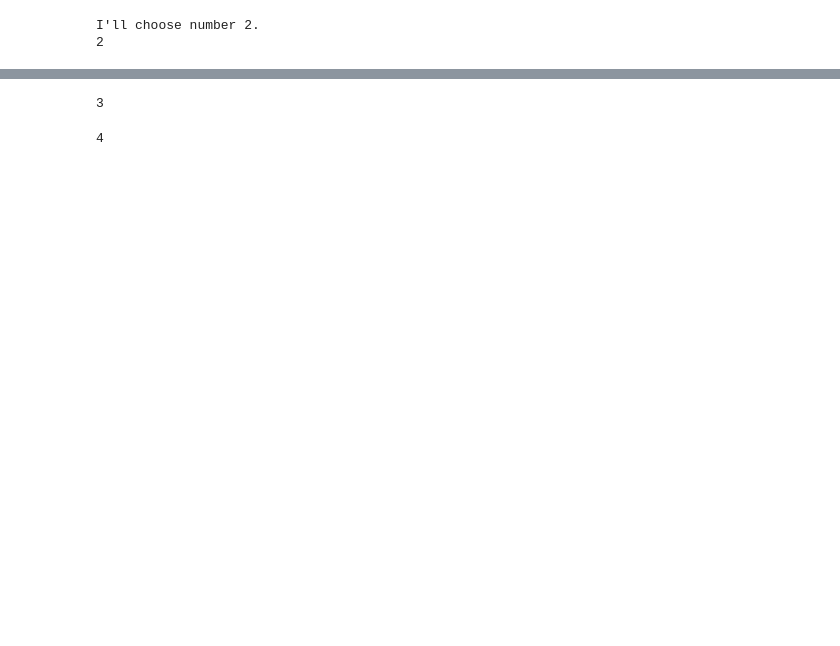
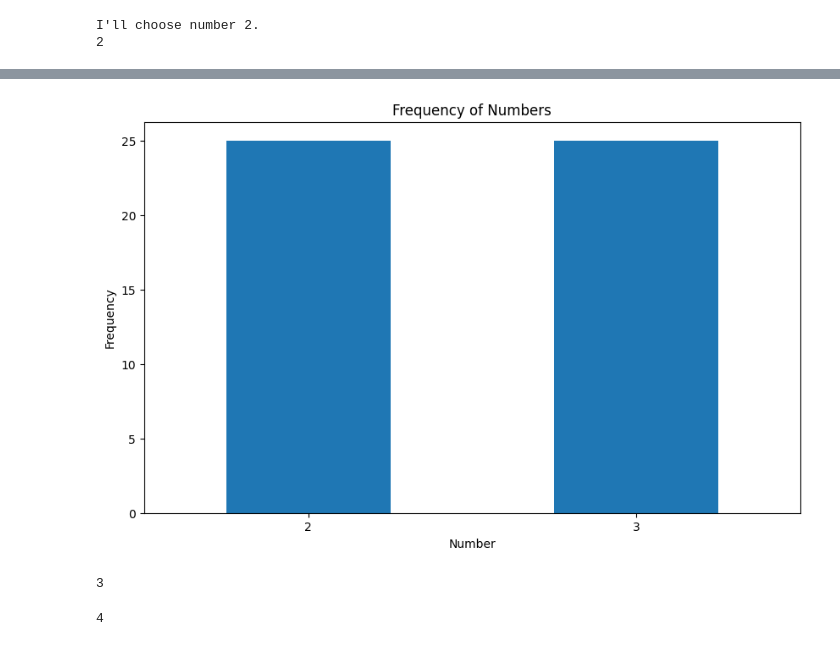
Before and after one commit to BumbuShoji/grad, a Jupyter notebook: sotsuron/sample_1.ipynb, the cells around one changed output, grey strips where cells are left out. Cells and saved outputs as stored; diff of their text form; code cells hidden in the pictures; blank space fills up the shorter version.

```diff
--- a/sotsuron/sample_1.ipynb
+++ b/sotsuron/sample_1.ipynb
@@ -125,3 +124,23 @@ df.head(50)
+# %%
+import pandas as pd
+import matplotlib.pyplot as plt
+
+# Count the frequency of each number
+frequency = df['number'].value_counts()
+
+# Sort the frequencies by index (optional, for better visualization)
+frequency = frequency.sort_index()
+
+# Plotting
+plt.figure(figsize=(10, 6))
+frequency.plot(kind='bar')
+plt.title('Frequency of Numbers')
+plt.xlabel('Number')
+plt.ylabel('Frequency')
+plt.xticks(rotation=0)  # Keep the x-axis labels readable
+plt.show()
+# %% [output]
+[figure, added]
 # %%
 # To extract the number from the given string "(4)", we can use a simple regular expression that matches digits
 import re
```
Also changed, not shown: parts of 11 cells of this notebook.
